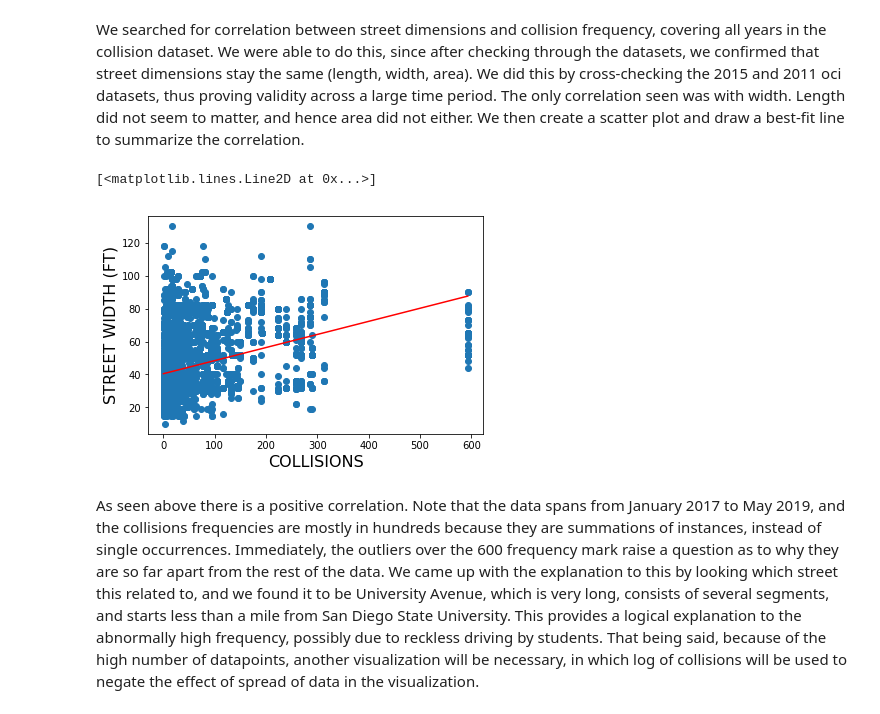
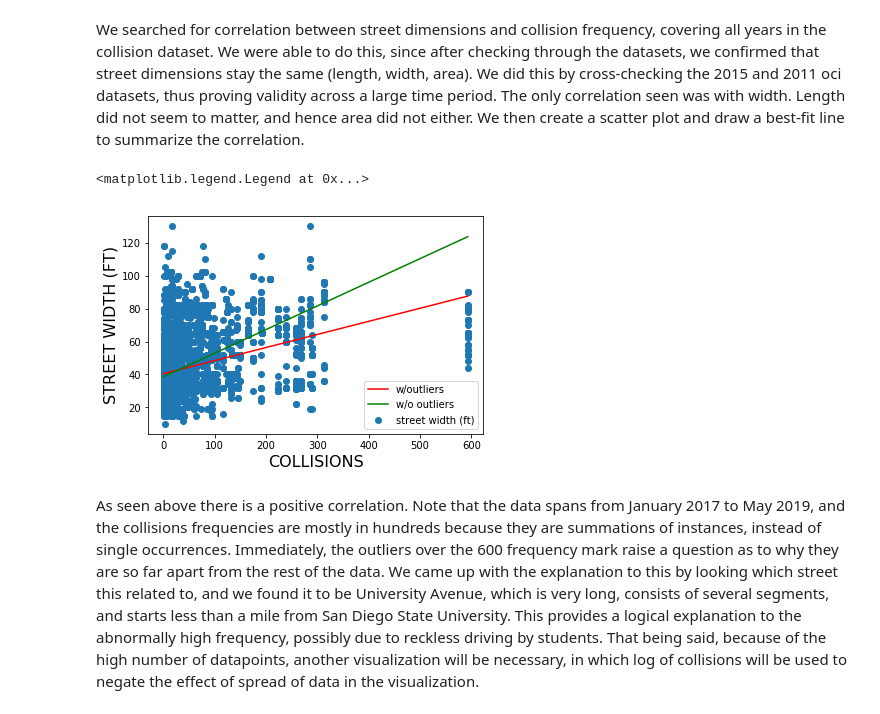
Before and after one commit to rileyfroehlich/COGS-108-Final-Project, a Jupyter notebook: Final_Project.ipynb, the cells around one changed output. Saved outputs shown, nothing was run; the diff lists cells and outputs as text; code cells hidden in the pictures.

```diff
--- a/Final_Project.ipynb
+++ b/Final_Project.ipynb
@@ -277,19 +279,33 @@ We then create a scatter plot and draw a best-fit line to summarize the correlat
 # %%
 # best fit line over scatter plot
 a, b = np.polyfit(df_index_collisions['collisions'], df_index_collisions['street width (ft)'], 1)
 # start and end for line
 in_oci = np.arange(0, max(df_index_collisions['collisions']) + 1)
 # apply prediction formula for best fit
 pred_oci = a * in_oci + b
 
 # create scatter plot with x-axis as collisions over 3 years, and y-axis as the road segment width
 plt.scatter(df_index_collisions['collisions'], df_index_collisions['street width (ft)'])
 plt.xlabel('COLLISIONS', fontsize = 16)
 plt.ylabel('STREET WIDTH (FT)', fontsize = 16)
-plt.plot(in_oci, pred_oci, color = "red")
+plt.plot(in_oci, pred_oci, color = "red", label='w/outliers')
+
+# copy of the dataframe from which we will remove outliers
+df_index_collisions_no_outliers = df_index_collisions
+# best fit line over scatter plot with outliers removed
+df_index_collisions_no_outliers = df_index_collisions_no_outliers[(np.abs(stats.zscore(df_index_collisions_no_outliers['collisions'])) < 3)]
+df_index_collisions_no_outliers = df_index_collisions_no_outliers[(np.abs(stats.zscore(df_index_collisions_no_outliers['street width (ft)'])) < 3)]
+a, b = np.polyfit(df_index_collisions_no_outliers['collisions'], df_index_collisions_no_outliers['street width (ft)'], 1)
+# start and end for line
+in_oci = np.arange(0, max(df_index_collisions['collisions']) + 1)
+# apply prediction formula for best fit
+pred_oci = a * in_oci + b
+plt.plot(in_oci, pred_oci, color = "green", label='w/o outliers')
+
+plt.legend(loc='lower right')
 # %% [output]
-[<matplotlib.lines.Line2D at 0x...>]
+<matplotlib.legend.Legend at 0x...>
-[figure, old version]
+[figure, new version]
 # %% [markdown]
 As seen above there is a positive correlation. Note that the data spans from January 2017 to May 2019, and the collisions frequencies are mostly in hundreds because they are summations of instances, instead of single occurrences. Immediately, the outliers over the 600 frequency mark raise a question as to why they are so far apart from the rest of the data. We came up with the explanation to this by looking which street this related to, and we found it to be University Avenue, which is very long, consists of several segments, and starts less than a mile from San Diego State University. This provides a logical explanation to the abnormally high frequency, possibly due to reckless driving by students. That being said, because of the high number of datapoints, another visualization will be necessary, in which log of collisions will be used to negate the effect of spread of data in the visualization.
 # %%
```
Also changed, not shown: parts of 4 cells of this notebook.
